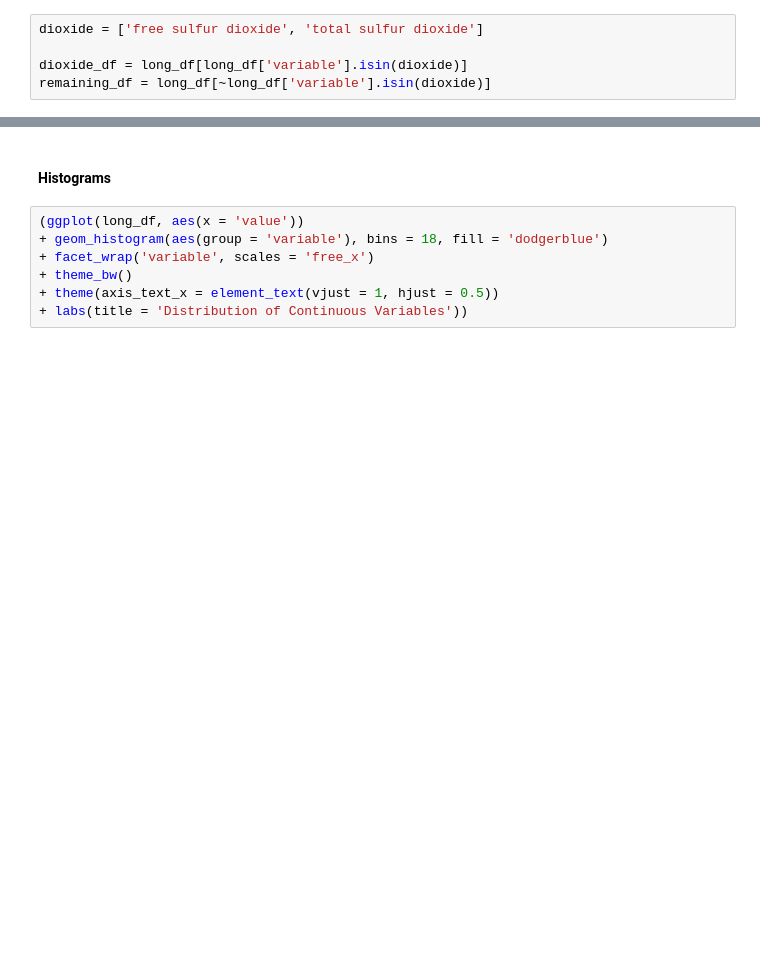
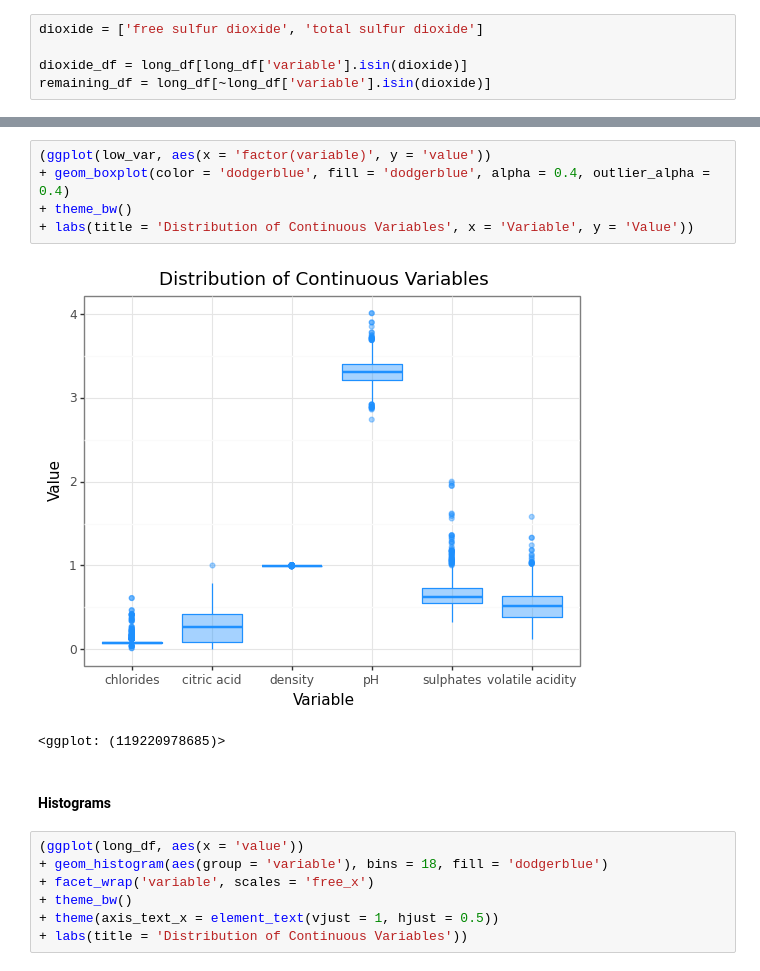
Before and after one commit to zopalmer14/Red-Wine-Python-DS-Practice, a Jupyter notebook: red_wine_eda.ipynb, the cells around one changed output, grey strips where cells are left out. Cells and saved outputs as stored; diff of their text form; blank space fills up the shorter version.

```diff
--- a/red_wine_eda.ipynb
+++ b/red_wine_eda.ipynb
@@ -222,3 +235,11 @@ remaining_df = long_df[~long_df['variable'].isin(dioxide)]
+# %%
+(ggplot(low_var, aes(x = 'factor(variable)', y = 'value'))
++ geom_boxplot(color = 'dodgerblue', fill = 'dodgerblue', alpha = 0.4, outlier_alpha = 0.4)
++ theme_bw()
++ labs(title = 'Distribution of Continuous Variables', x = 'Variable', y = 'Value'))
+# %% [output]
+[figure, added]
+<ggplot: (119220978685)>
 # %% [markdown]
 #### Histograms
 # %%
```
Also changed, not shown: parts of 16 cells of this notebook.
